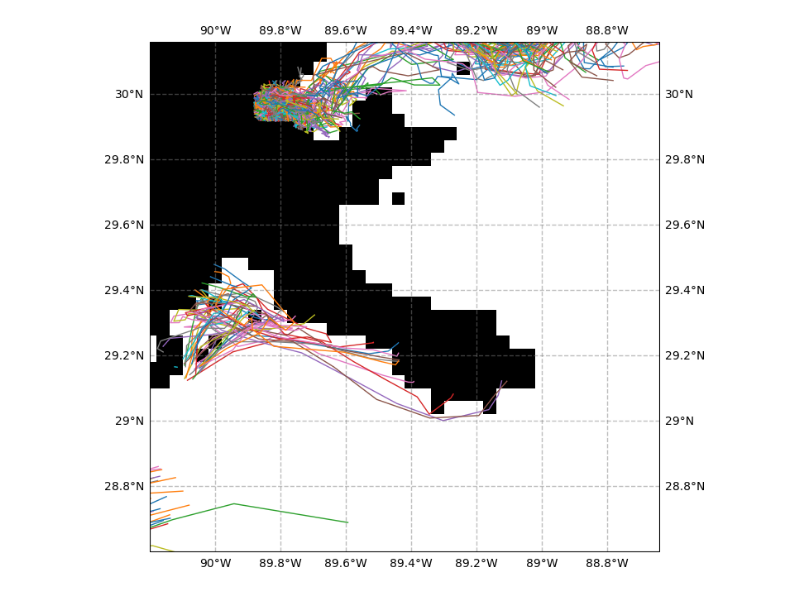
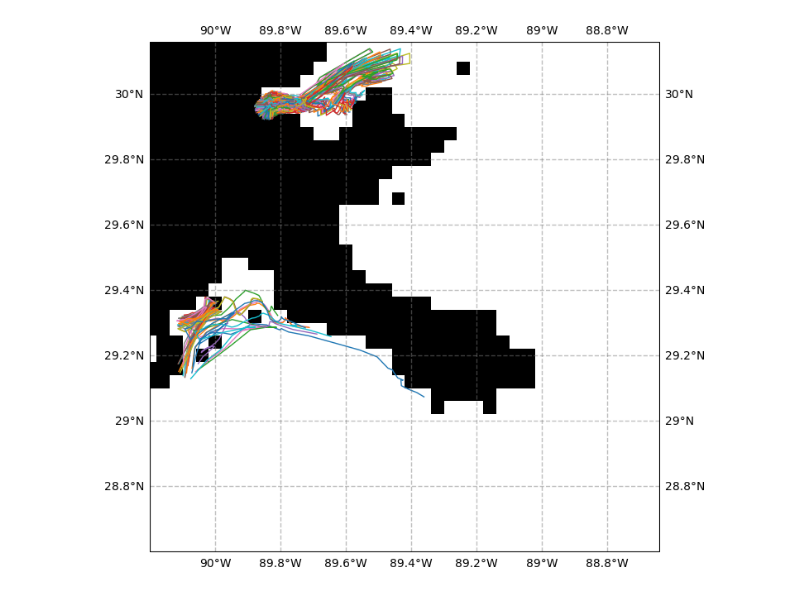
Before and after one commit to davidavzP/GOM_microplastics, a Jupyter notebook: test_backwards_sim.ipynb, the cells around one changed output. Cells and saved outputs as stored; diff of their text form; code cells hidden in the pictures.

```diff
--- a/test_backwards_sim.ipynb
+++ b/test_backwards_sim.ipynb
@@ -29,3 +23,3 @@ INFO: Output files are stored in testing_output/b_test.zarr.
 # %%
-test = xr.open_zarr('testing_output/b_test.zarr')
+test = xr.open_zarr('testing_output/b_test_111.zarr')
 gom_masks = xr.open_dataset('data/gom_masks_w_inputs.nc')
@@ -34,26 +66,18 @@ test_dd  = test.to_dask_dataframe().compute()
 # %%
-import matplotlib.pyplot as plt
-import cartopy.crs as ccrs
-import cmocean
 
-res_scale= 1/25
-lon_bins = np.arange(MIN_LON, MAX_LON, res_scale)
-lat_bins = np.arange(MIN_LAT, MAX_LAT, res_scale)
 
 X_land,Y_land = np.meshgrid(gom_masks.landmask['Latitude'],gom_masks.landmask['Longitude'],  indexing='ij')
 
 fig = plt.figure(figsize=(32,8))
 ax = plt.axes(projection=ccrs.PlateCarree())
 ax.gridlines(crs=ccrs.PlateCarree(), draw_labels=True,
                   linewidth=1, color='gray', alpha=0.5, linestyle='--')
 #ax.coastlines(resolution='50m')
 ax.pcolormesh(Y_land, X_land, gom_masks.landmask,cmap='Greys')
 
 ax.set_extent([ -90.2, -88.64, 28.6, 30.16], ccrs.PlateCarree())
 
 
 _ = ax.plot(test['lon'].T, test['lat'].T, linewidth=1, zorder=1)
-# H, xedges, yedges = np.histogram2d(test_dd_clean['lon'], test_dd_clean['lat'], bins=(lon_bins, lat_bins))
-# ax.pcolormesh(xedges, yedges, np.log10(H.T), cmap=cmocean.cm.matter , vmin=0.0, rasterized=True)
 # %% [output]
-[figure, old version]
+[figure, new version]
```
Also changed, not shown: parts of 5 cells of this notebook, 3 other files.
